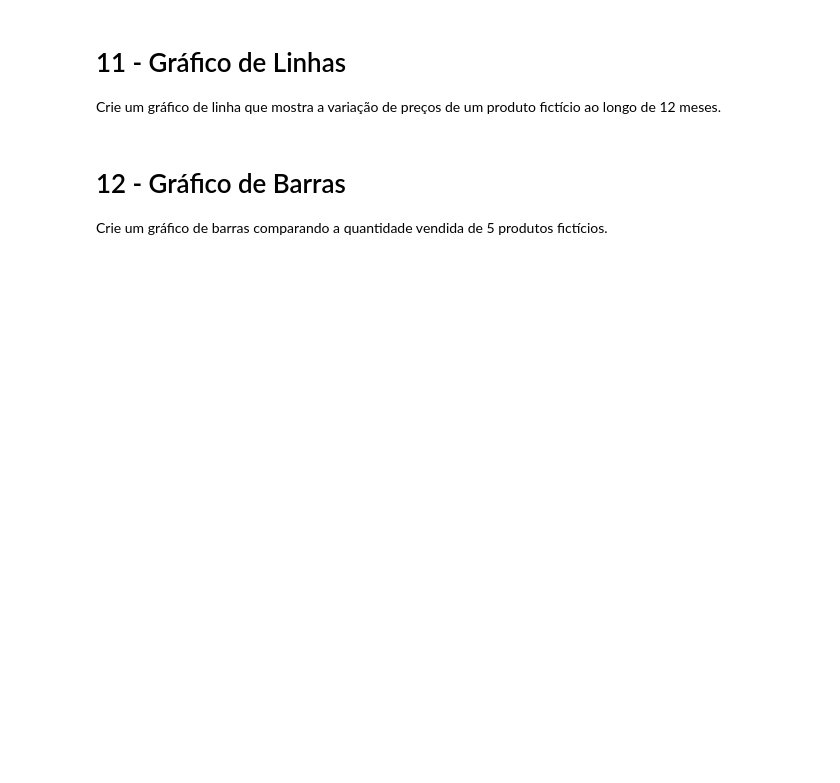
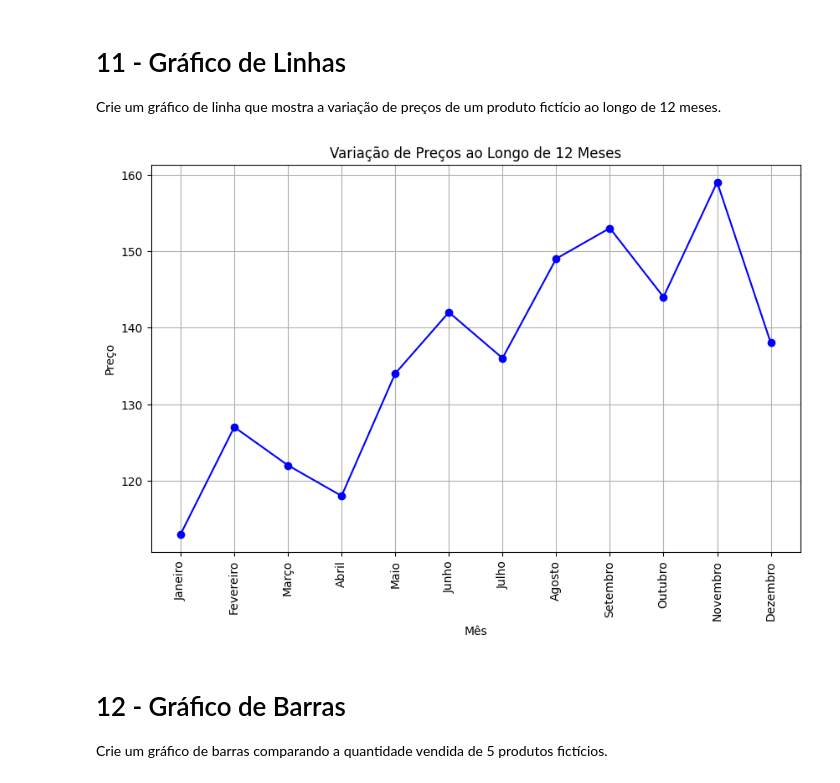
Before and after one commit to nathaliadutra15/disc_mineracao_dados, a Jupyter notebook: lista1.ipynb, the cells around one changed output. Drawn from its saved outputs; the diff is of its cells as text; code cells hidden in the pictures; blank space fills up the shorter version.

```diff
--- a/lista1.ipynb
+++ b/lista1.ipynb
@@ -77,3 +243,25 @@ Crie um gráfico de linha que mostra a variação de preços de um produto fict
+# %%
+import pandas as pd
+from matplotlib import pyplot as plt
+
+meses = ['Janeiro', 'Fevereiro', 'Março', 'Abril', 'Maio', 'Junho', 'Julho', 'Agosto', 'Setembro', 'Outubro', 'Novembro', 'Dezembro']
+precos = [113, 127, 122, 118, 134, 142, 136, 149, 153, 144, 159, 138]
+
+df_precos = pd.DataFrame({
+    'Mês': meses,
+    'Preço': precos
+})
+
+plt.figure(figsize=(10, 6))
+plt.plot(df_precos['Mês'], df_precos['Preço'], marker='o', linestyle='-', color='blue')
+plt.title('Variação de Preços ao Longo de 12 Meses')
+plt.xlabel('Mês')
+plt.ylabel('Preço')
+plt.grid(True)
+plt.xticks(rotation=90)
+plt.show()
+# %% [output]
+[figure, added]
 # %% [markdown]
 # 12 - Gráfico de Barras
 
```
Also changed, not shown: parts of 39 cells of this notebook.
